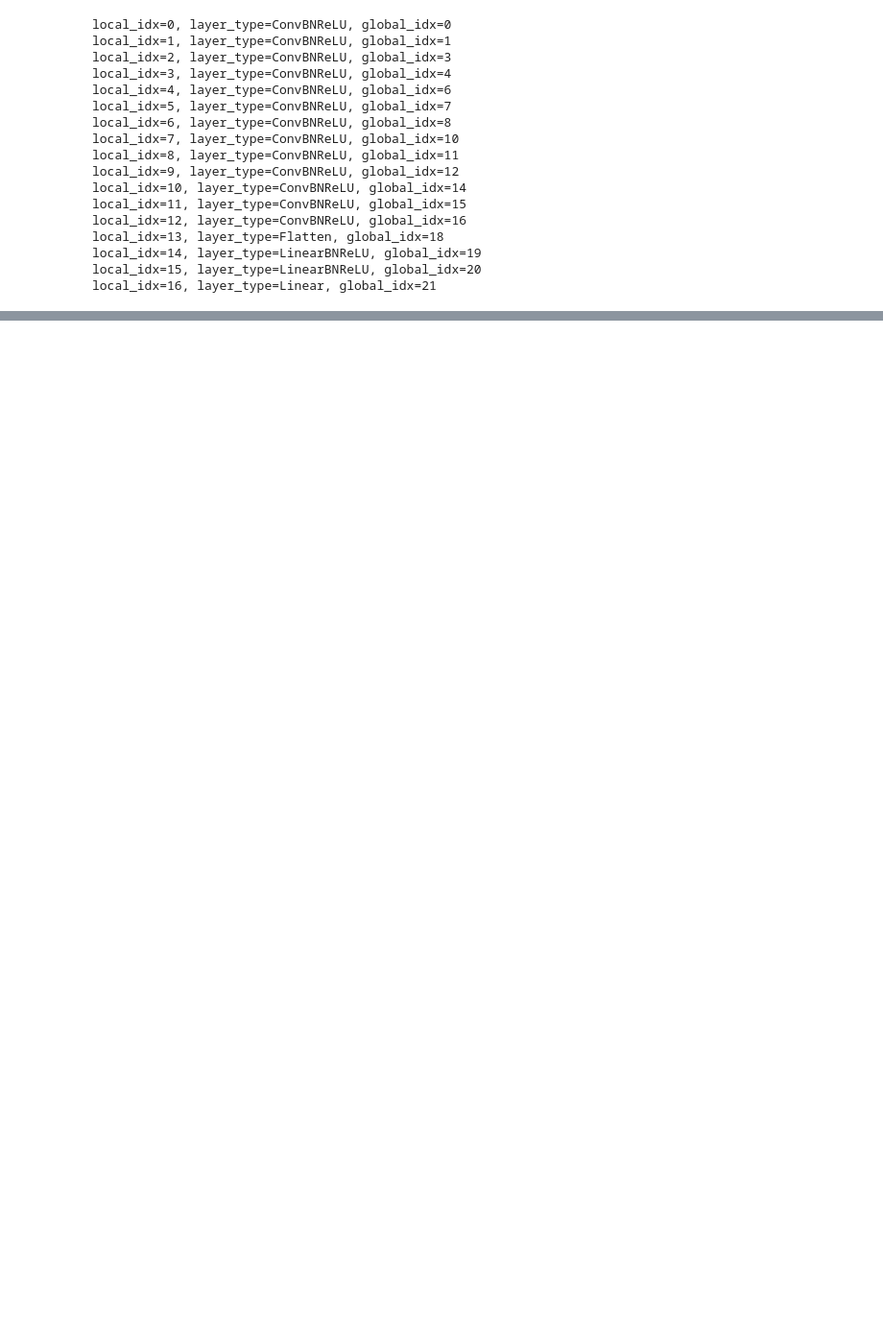
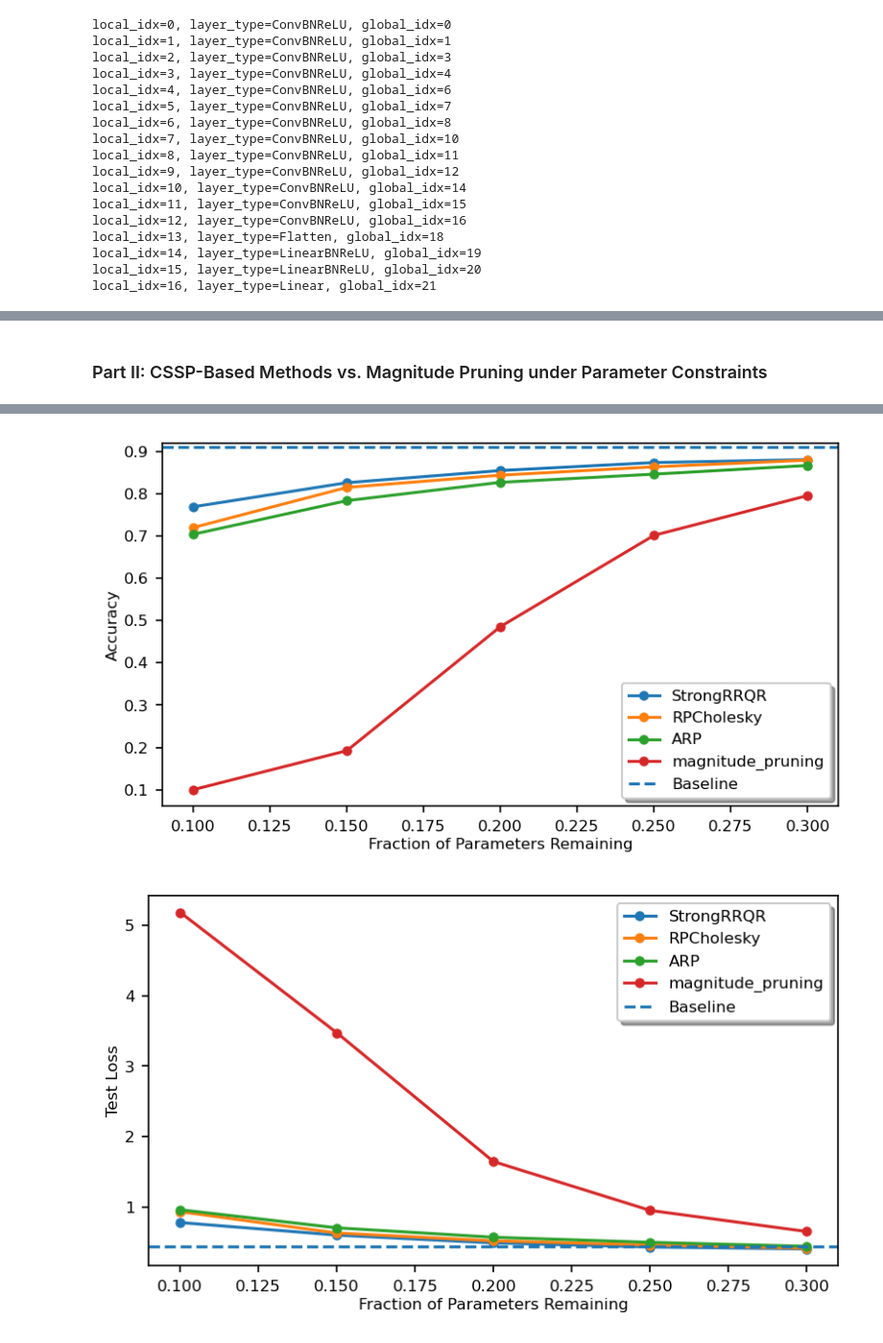
Before and after one commit to yuekai-yan/CSSP_Neural_Networks_Pruning, a Jupyter notebook: CIFAR10.ipynb, the cells around one changed output, grey strips where cells are left out. Shown at 96% size. Drawn from its saved outputs; the diff is of its cells as text; code cells hidden in the pictures; blank space fills up the shorter version.

```diff
--- a/CIFAR10.ipynb
+++ b/CIFAR10.ipynb
@@ -504,0 +345,74 @@ plot_pruning_curve(
+# %% [markdown]
+### Part II: CSSP-Based Methods vs. Magnitude Pruning under Parameter Constraints
+# %%
+rho_params = np.linspace(0.3, 0.1, 5)
+
+methods_params = ["StrongRRQR", "RPCholesky", "ARP", "magnitude_pruning"]
+all_accs_params = []
+all_losses_params = []
+layerwise_results_params = {}
+
+# Run RPCholesky and ARP
+for method in ["StrongRRQR", "RPCholesky", "ARP"]:
+    accs = []
+    model_CSSP, accs, losses, hist = iterative_pruning(model3, X, (3, 32, 32), rho_params, 0.95, method, "params", test_loader, train_loader)
+    all_accs_params.append(accs)
+    all_losses_params.append(losses)
+    layerwise_results_params[method] = hist
+
+# Run magnitude pruning
+magnitude_accs = []
+magnitude_losses = []
+with contextlib.redirect_stdout(io.StringIO()):
+    model_magnitude, magnitude_accs, magnitude_losses, magnitude_hist = iterative_magnitude_pruning(
+        model0=copy.deepcopy(model3),
+        input_shape=(3, 32, 32),
+        rho=rho_params,
+        step_size=0.95,
+        test_loader=test_loader,
+        train_loader=train_loader,
+        device=device,
+        use_bn_recalibration=True,
+        bn_batches=20,
+    )
+
+all_accs_params.append(magnitude_accs)
+all_losses_params.append(magnitude_losses)
+layerwise_results_params["magnitude_pruning"] = magnitude_hist
+
+# Save pruning results
+np.savez(
+    "saved model and data/params_vs_acc.npz",
+    rho=rho_params,
+    base_acc=base_acc,
+    methods=np.array(methods_params),
+    all_accs=np.array(all_accs_params),
+)
+
+np.savez(
+    "saved model and data/params_vs_loss.npz",
+    rho=rho_params,
+    base_loss=base_loss,
+    methods=np.array(methods_params),
+    all_losses=np.array(all_losses_params),
+)
+
+# Plot pruning curves
+plot_pruning_curve(
+    base_acc,
+    rho_params,
+    all_accs_params,
+    methods_params,
+    "params",
+    "Accuracy"
+)
+
+plot_pruning_curve(
+    base_loss,
+    rho_params,
+    all_losses_params,
+    methods_params,
+    "params",
+    "Test Loss"
+)
+# %% [output]
@@ -504,0 +436,2 @@ plot_pruning_curve(
+[figure, added]
+[figure, added]
```
Also changed, not shown: parts of 12 cells of this notebook, 4 other files.
